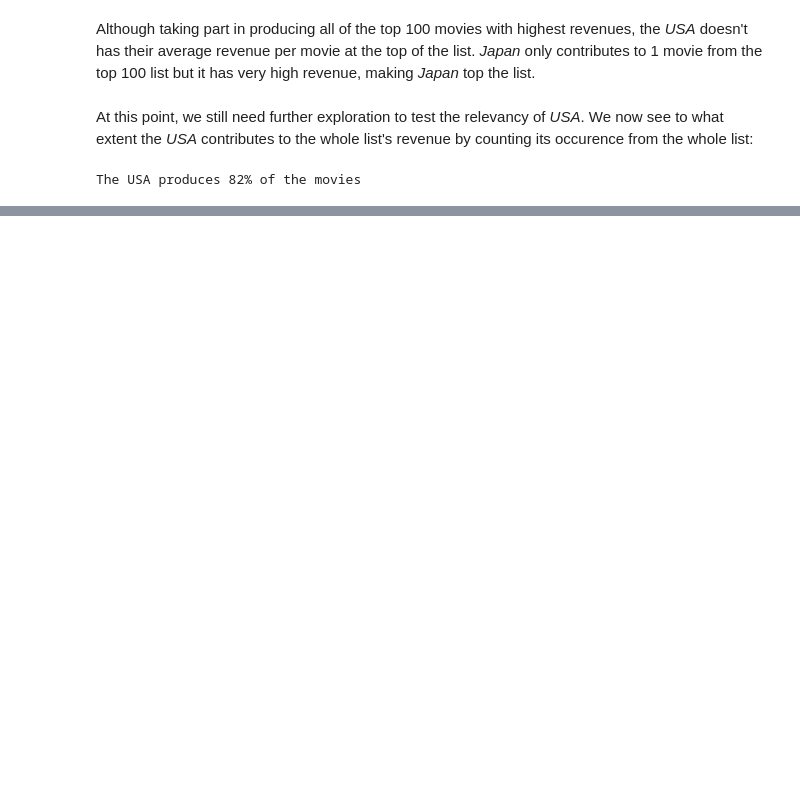
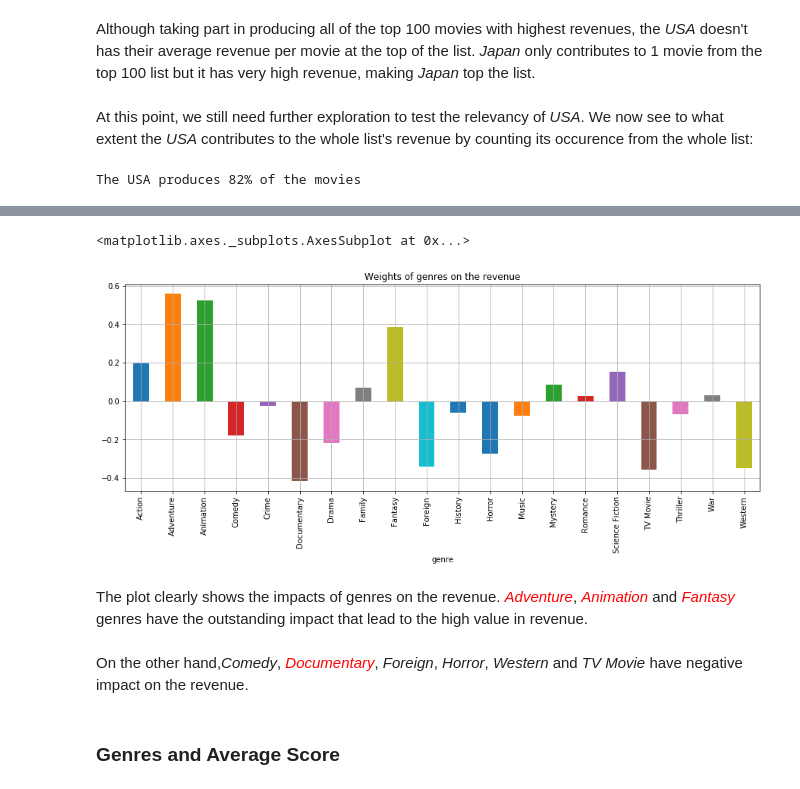
Before and after one commit to tdh512194/AnalyticalReport, a Jupyter notebook: Movie.ipynb, the cells around one changed output, grey strips where cells are left out. Saved outputs shown, nothing was run; the diff lists cells and outputs as text; code cells hidden in the pictures; blank space fills up the shorter version.

```diff
--- a/Movie.ipynb
+++ b/Movie.ipynb
@@ -196,0 +354,3 @@ The USA produces 82% of the movies
+# %%
+Y = np.array(df.revenue)
+Y
@@ -196,0 +360,5 @@ The USA produces 82% of the movies
+# %%
+x1 = np.ones(len(df)).reshape(len(df),1)
+x2 = df.iloc[:,:-1].as_matrix()
+X = np.concatenate((x1,x2),axis=1)
+X
@@ -196,0 +377,3 @@ The USA produces 82% of the movies
+# %%
+W = np.linalg.pinv(np.transpose(X).dot(X)).dot(np.transpose(X)).dot(Y)
+pprint.pprint(list(W))
@@ -196,0 +401,4 @@ The USA produces 82% of the movies
+# %%
+genres_d = genres[:-1]
+weights = dict(zip(genres_d, W[1:]))
+weights
@@ -196,0 +426,13 @@ The USA produces 82% of the movies
+# %%
+df = pd.Series(weights,name='genre_rvn_weight')
+df.index.name='genre'
+df.plot(kind='bar',grid=True,title="Weights of genres on the revenue",figsize=(15,5))
+# %% [output]
+<matplotlib.axes._subplots.AxesSubplot at 0x...>
+[figure, added]
+# %% [markdown]
+The plot clearly shows the impacts of genres on the revenue. <span style='color:red'>*Adventure*</span>, <span style='color:red'>*Animation*</span> and <span style='color:red'>*Fantasy*</span> genres have the outstanding impact that lead to the high value in revenue.
+# %% [markdown]
+On the other hand,*Comedy*, <span style='color:red'>*Documentary*</span>, *Foreign*, *Horror*, *Western* and *TV Movie* have negative impact on the revenue.
+# %% [markdown]
+### Genres and Average Score ###
```
Also changed, not shown: parts of 34 cells of this notebook.
